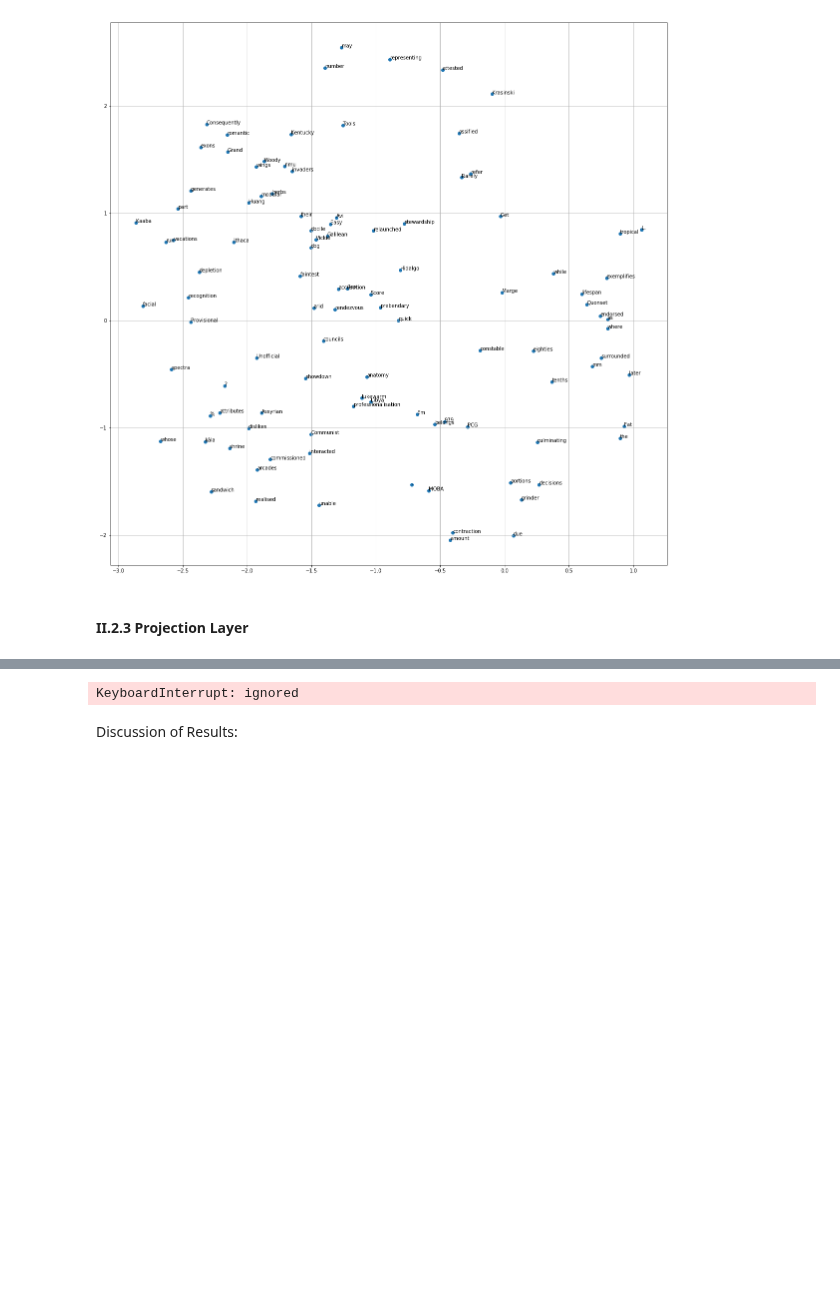
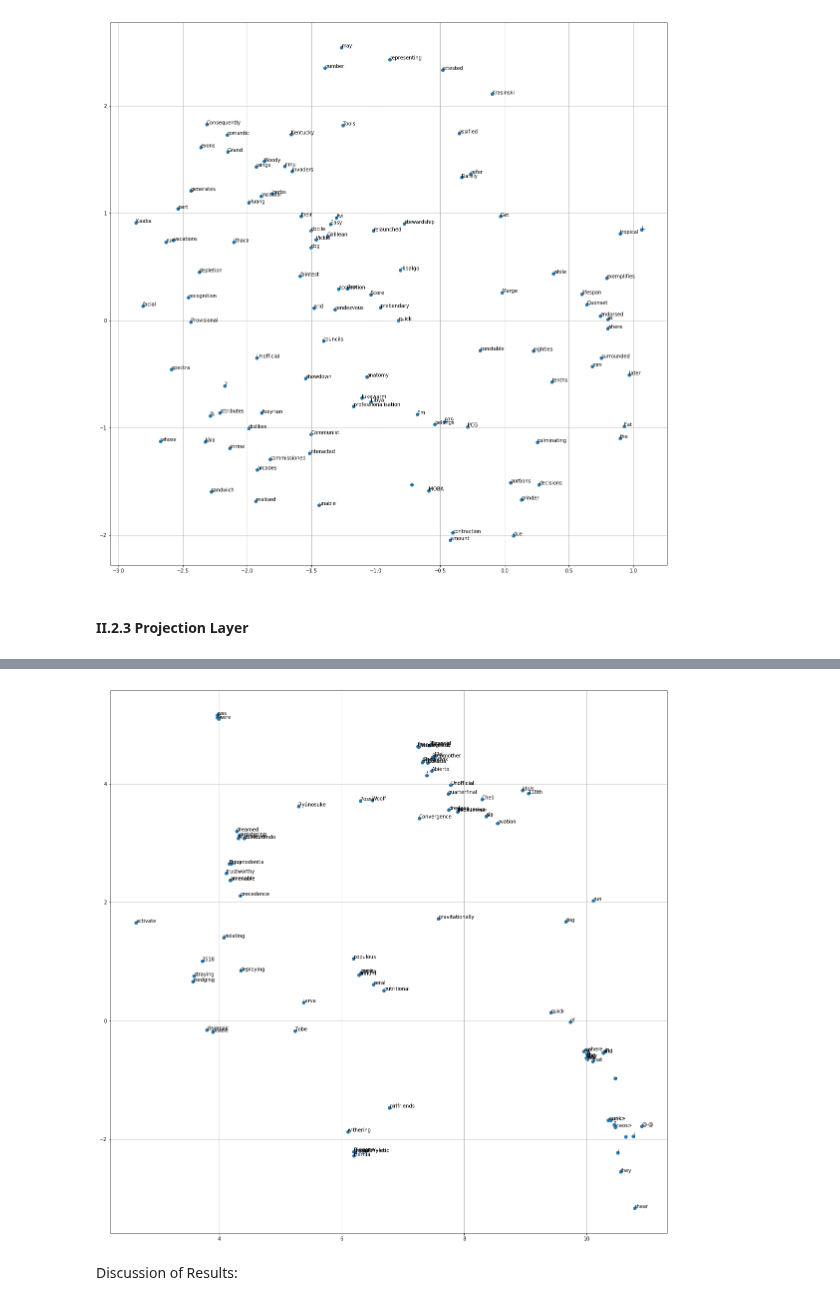
Before and after one commit to nimiw0821/DS-GA_1011_NLP, a Jupyter notebook: HW2/lm_homework.ipynb, the cells around one changed output, grey strips where cells are left out. Drawn from its saved outputs; the diff is of its cells as text; code cells hidden in the pictures; blank space fills up the shorter version.

```diff
--- a/HW2/lm_homework.ipynb
+++ b/HW2/lm_homework.ipynb
@@ -739,18 +754,18 @@ all_far_words2 = []
 for word in words:
   closest_words2 = []
   furtherest_words2 = []
-  row_distance = compute_cosine_similarity(emb_matrix, word)
+  row_distance = compute_cosine_similarity(emb_matrix2, word)
   if current_device == 'cuda':
     row_distance=row_distance.cpu()
   for i in row_distance.numpy().argsort()[-10:][::-1]:
     closest_words2.append(wikitext_dict.get_token(i))
-  for i in row_distance.numpy().argsort()[10:]:
+  for i in row_distance.numpy().argsort()[:10]:
     furtherest_words2.append(wikitext_dict.get_token(i))
   all_closest_words2 += closest_words2
   all_far_words2 += furtherest_words2
-  # print("For {}:".format(word))
-  # print("the most similar words are: ", closest_words2)
-  # print("the least similar words are: ", furtherest_words2)
+  print("For {}:".format(word))
+  print("the most similar words are: ", closest_words2)
+  print("the least similar words are: ", furtherest_words2)
 
 words_selected2 = words + all_closest_words2 + all_far_words2
 words_selected_ids2 = [wikitext_dict.get_id(i) for i in words_selected2]
@@ -757,7 +788,8 @@ words_selected_ids2 = [wikitext_dict.get_id(i) for i in words_selected2]
 # %%
-umap_plot(emb_matrix2, words_selected_ids2, words_selected2)
+%timeit
+umap_plot(emb_matrix2.cpu().detach(), words_selected_ids2, words_selected2)
 # %% [output]
-KeyboardInterrupt: ignored
+[figure, added]
 # %% [markdown]
 Discussion of Results:
 # %% [markdown]
```
Also changed, not shown: parts of 6 cells of this notebook.
